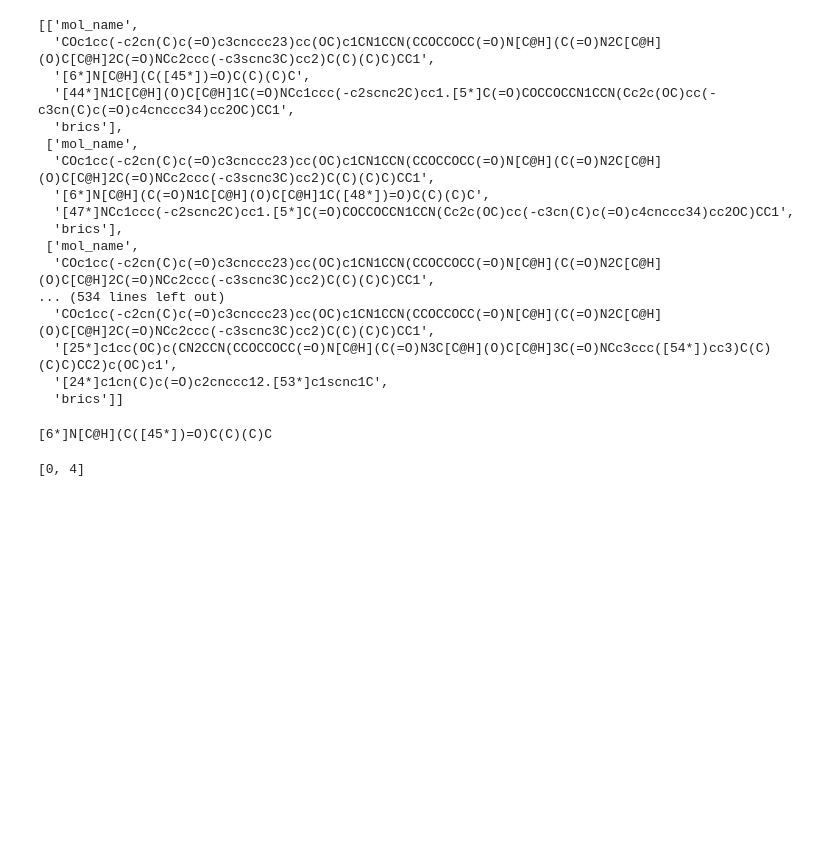
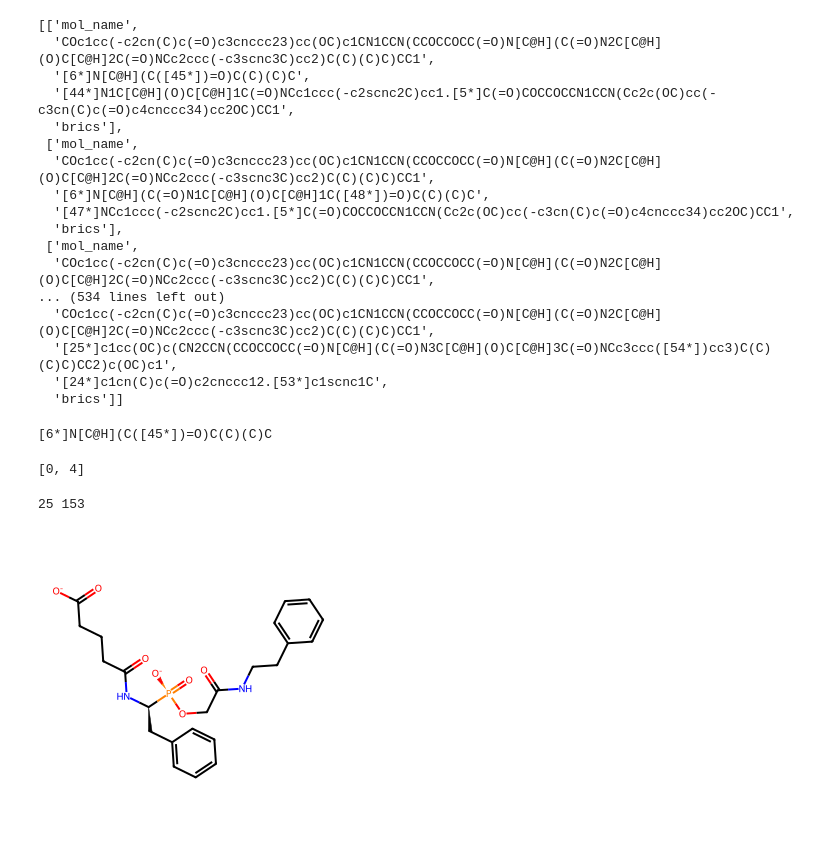
Before and after one commit to youqiao123/DiffLinker, a Jupyter notebook: data/pocket/script.ipynb, the cells around one changed output. Drawn from its saved outputs; the diff is of its cells as text; code cells hidden in the pictures; blank space fills up the shorter version.

```diff
--- a/data/pocket/script.ipynb
+++ b/data/pocket/script.ipynb
@@ -177,0 +182,9 @@ print(linker_smi)
+# %%
+val_set_mols = df['molecule_name']
+
+with open('/home/qianyouqiao/DiffLinker/resources/moad_val_pdbs.txt', 'r') as f:
+    all_mols = [line.strip() for line in f.readlines()]
+
+print(len(val_set_mols.drop_duplicates()), len(all_mols))
+# %% [output]
+25 153
@@ -177,0 +196,11 @@ print(linker_smi)
+# %%
+from rdkit import Chem
+from rdkit.Chem import Draw
+
+smi_0 = 'CC[C@H](C)C(=O)O[C@H]1C[C@@H](C)C=C2C=C[C@H](C)[C@H](CC[C@H]3C[C@@H](O)CC(=O)N3Cc3ccc4c(CO)c(OC)ccc4c3)[C@H]21'
+smi_1 = 'O=C([O-])CCCC(=O)N[C@H](Cc1ccccc1)[P@@](=O)([O-])OCC(=O)NCCc1ccccc1'
+smi_2 = ''
+mol = Chem.MolFromSmiles(smi_1)
+Draw.MolToImage(mol)
+# %% [output]
+[figure, added]
```
Also changed, not shown: parts of 2 cells of this notebook, 8 other files.
